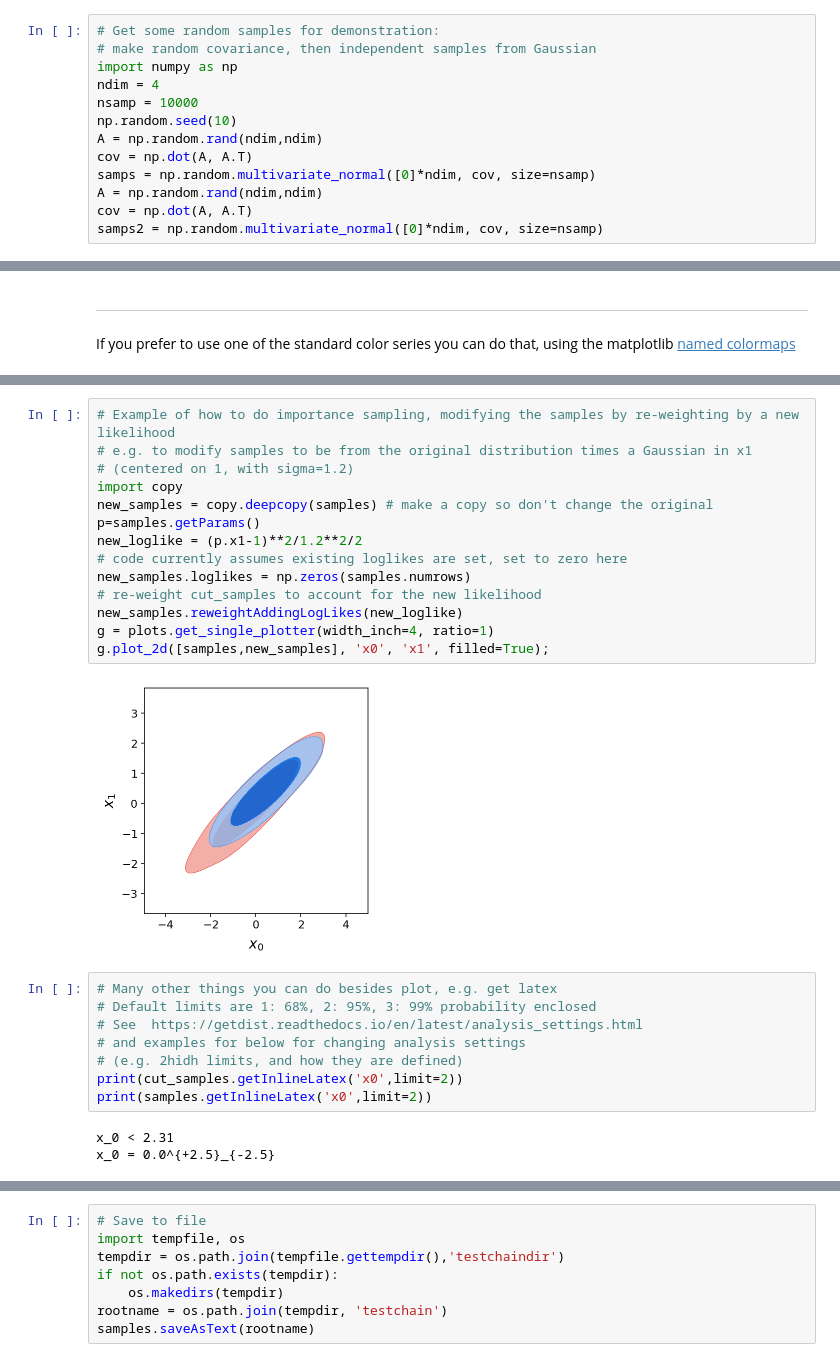
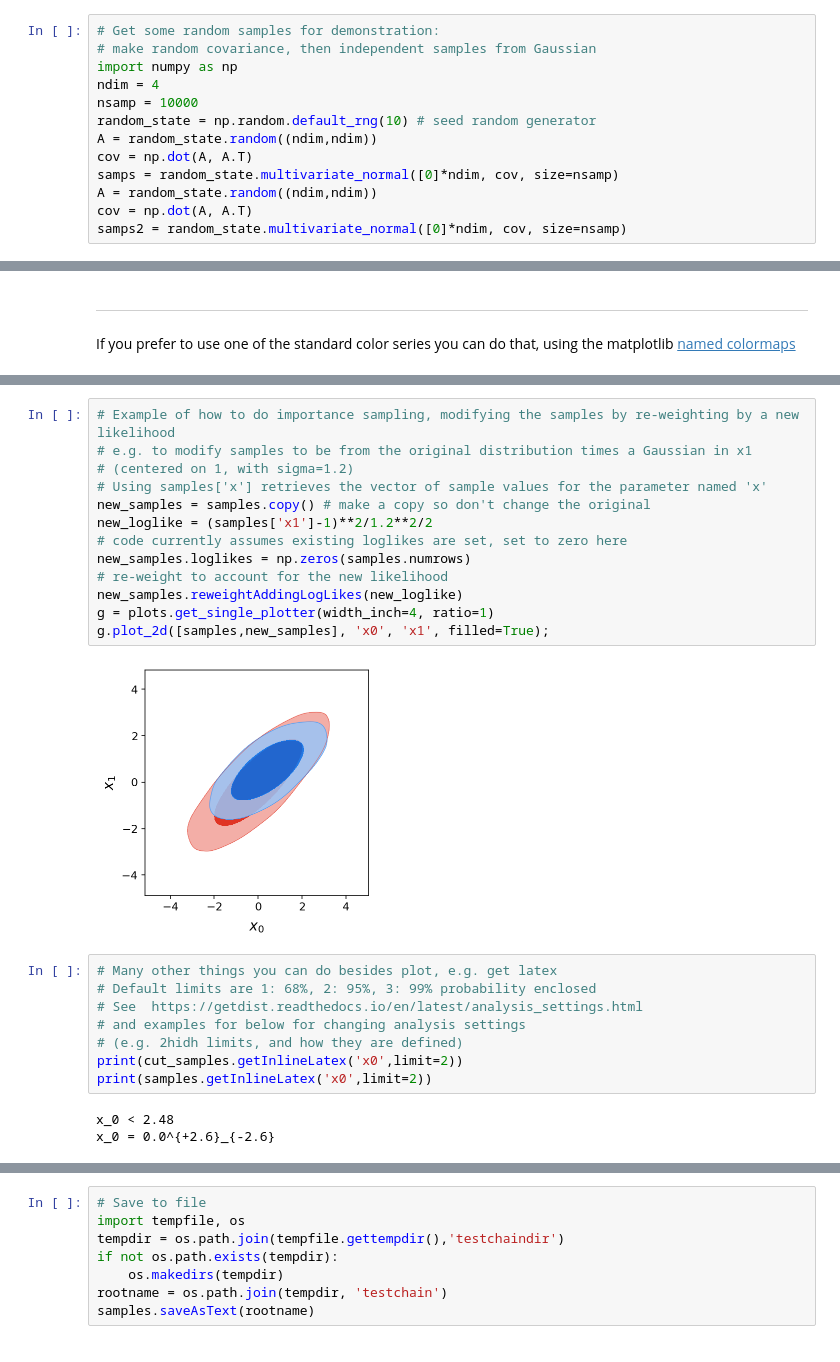
Before and after one commit to cmbant/getdist, a Jupyter notebook: docs/plot_gallery.ipynb, the cells around one changed output, grey strips where cells are left out. Cells and saved outputs as stored; diff of their text form.

Commit message:
use nerwer numpy random_state instances

```diff
--- a/docs/plot_gallery.ipynb
+++ b/docs/plot_gallery.ipynb
@@ -27,13 +27,13 @@ GetDist Version: 1.1.0, Matplotlib version: 3.1.0
 import numpy as np
 ndim = 4
 nsamp = 10000
-np.random.seed(10)
-A = np.random.rand(ndim,ndim)
+random_state = np.random.default_rng(10) # seed random generator
+A = random_state.random((ndim,ndim))
 cov = np.dot(A, A.T)
-samps = np.random.multivariate_normal([0]*ndim, cov, size=nsamp)
-A = np.random.rand(ndim,ndim)
+samps = random_state.multivariate_normal([0]*ndim, cov, size=nsamp)
+A = random_state.random((ndim,ndim))
 cov = np.dot(A, A.T)
-samps2 = np.random.multivariate_normal([0]*ndim, cov, size=nsamp)
+samps2 = random_state.multivariate_normal([0]*ndim, cov, size=nsamp)
 # %%
 # Get the getdist MCSamples objects for the samples, specifying same parameter
 # names and labels; if not specified weights are assumed to all be unity
@@ -232,19 +234,18 @@ g.plots_2d(samples,'x1',['x2','z'], nx=2);
 # %%
 # Example of how to do importance sampling, modifying the samples by re-weighting by a new likelihood
 # e.g. to modify samples to be from the original distribution times a Gaussian in x1
 # (centered on 1, with sigma=1.2)
-import copy
-new_samples = copy.deepcopy(samples) # make a copy so don't change the original
-p=samples.getParams()
-new_loglike = (p.x1-1)**2/1.2**2/2
+# Using samples['x'] retrieves the vector of sample values for the parameter named 'x'
+new_samples = samples.copy() # make a copy so don't change the original
+new_loglike = (samples['x1']-1)**2/1.2**2/2
 # code currently assumes existing loglikes are set, set to zero here
 new_samples.loglikes = np.zeros(samples.numrows)
-# re-weight cut_samples to account for the new likelihood
+# re-weight to account for the new likelihood
 new_samples.reweightAddingLogLikes(new_loglike)
 g = plots.get_single_plotter(width_inch=4, ratio=1)
 g.plot_2d([samples,new_samples], 'x0', 'x1', filled=True);
 # %% [output]
-[figure, old version]
+[figure, new version]
 # %%
 # Many other things you can do besides plot, e.g. get latex
 # Default limits are 1: 68%, 2: 95%, 3: 99% probability enclosed
@@ -254,8 +255,8 @@ g.plot_2d([samples,new_samples], 'x0', 'x1', filled=True);
 print(cut_samples.getInlineLatex('x0',limit=2))
 print(samples.getInlineLatex('x0',limit=2))
 # %% [output]
-x_0 < 2.31
-x_0 = 0.0^{+2.5}_{-2.5}
+x_0 < 2.48
+x_0 = 0.0^{+2.6}_{-2.6}
 # %%
 print(samples.getInlineLatex('x1',limit=1))
 # %% [output]
```
Also changed, not shown: parts of 43 cells of this notebook, 6 other files.
